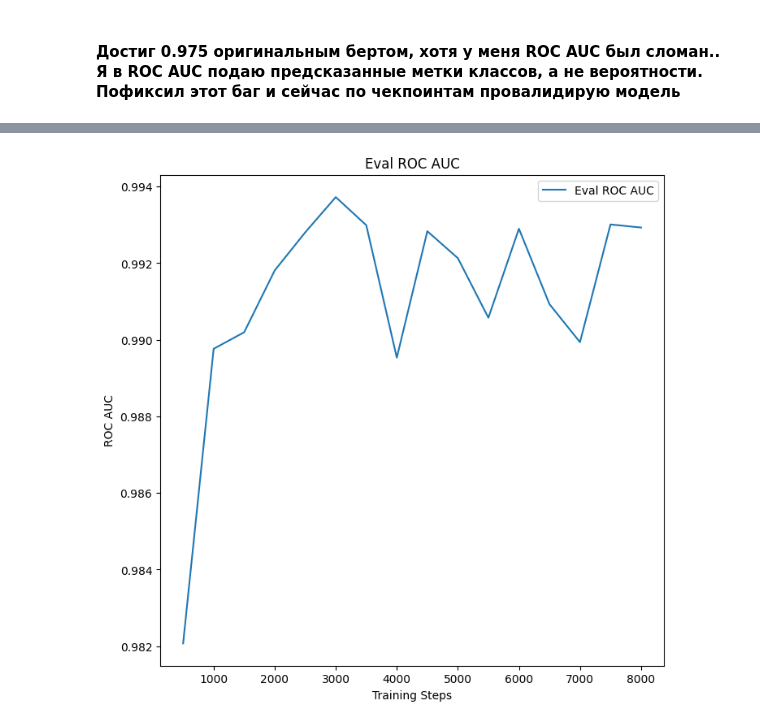
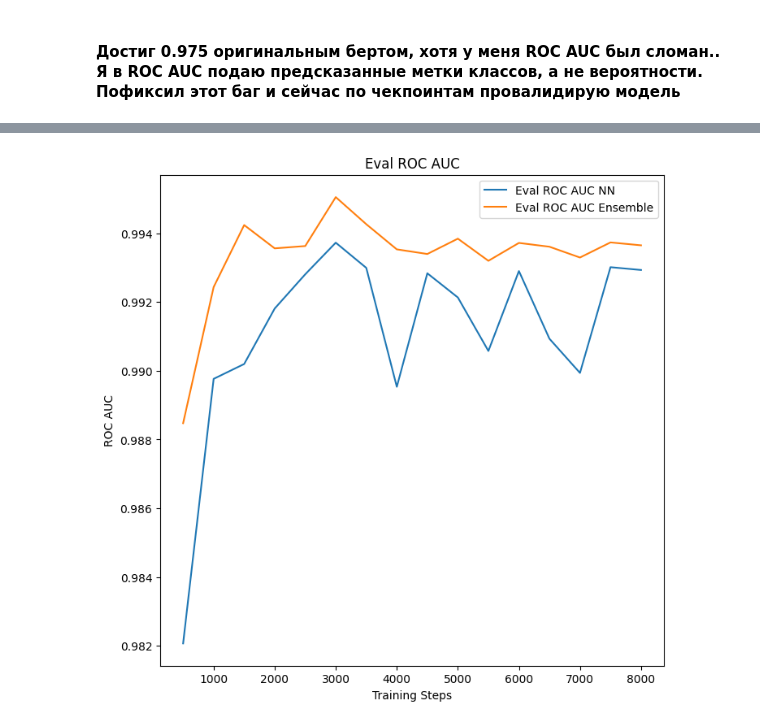
Before and after one commit to dzaripov/JtwE4VXvQ97KZTWAD3fCLq, a Jupyter notebook: solution.ipynb, the cells around one changed output, grey strips where cells are left out. Drawn from its saved outputs; the diff is of its cells as text; code cells hidden in the pictures.

Commit message:
added ensemble model

```diff
--- a/solution.ipynb
+++ b/solution.ipynb
@@ -212,11 +301,12 @@ from tqdm import tqdm
 
 device = "cuda" if torch.cuda.is_available() else "cpu"
 
-metrics = []
+metrics_NN = []
+metrics_ensemble = []
 
 def predict_with_model(model, test_data_loader):
     predictions = []
-    for batch in tqdm(test_data_loader):
+    for batch in test_data_loader:
         input_ids = batch["input_ids"].to(device)
         attention_mask = torch.Tensor(batch["attention_mask"]).to(device)
 
@@ -227,7 +317,8 @@ def predict_with_model(model, test_data_loader):
             predictions.extend(batch_predictions.tolist())
     return predictions
 
-for batch_number in np.arange(500, 8001, 500):
+
+for i, batch_number in enumerate(np.arange(500, 8001, 500)):
     checkpoint_path = f'./results/checkpoint-{batch_number}/'
     model = BertForSequenceClassification.from_pretrained(checkpoint_path)
     model.to(device)
@@ -235,10 +326,19 @@ for batch_number in np.arange(500, 8001, 500):
 
     test_data_loader = DataLoader(test_dataset.with_format("torch"), batch_size=16)
 
-    predictions = predict_with_model(model, test_data_loader)
+    predictions = np.array(predict_with_model(model, test_data_loader))[:, 1]
+    predictions_RF = np.array(models['Random Forest'].predict_proba(X_test_tfidf))[:, 1]
+    predictions_catboost = np.array(models['Catboost GBM'].predict_proba(X_test_tfidf))[:, 1]
+    predictions_ensemble = predictions * 0.98 + \
+                           predictions_RF * 0.01 + \
+                           predictions_catboost * 0.01
 
-    roc_auc = roc_auc_score(y_test, np.array(predictions)[:, 1])
-    print(f"{batch_number} ROC AUC: {roc_auc:.4f}")
 
-    metrics.append(roc_auc)
+    roc_auc_NN = roc_auc_score(y_test, predictions)
+    roc_auc_ensemble = roc_auc_score(y_test, predictions_ensemble)
+    print(f"{batch_number} ROC AUC NN: {roc_auc_NN:.4f}")
+    print(f"{batch_number} ROC AUC ensemble: {roc_auc_ensemble:.4f}")
+
+    metrics_NN.append(roc_auc_NN)
+    metrics_ensemble.append(roc_auc_ensemble)
 # %% [output]
@@ -258,14 +362,15 @@ for batch_number in np.arange(500, 8001, 500):
 # %%
-def plot(eval_ROC_AUC):
+def plot(roc_auc_NN, roc_auc_ensemble):
     plt.figure(figsize=(8, 8), dpi=100)
-    plt.plot(np.arange(500, 8001, 500), eval_ROC_AUC, label='Eval ROC AUC')
+    plt.plot(np.arange(500, 8001, 500), roc_auc_NN, label='Eval ROC AUC NN')
+    plt.plot(np.arange(500, 8001, 500), roc_auc_ensemble, label='Eval ROC AUC Ensemble')
     plt.xlabel('Training Steps')
     plt.ylabel('ROC AUC')
     plt.title('Eval ROC AUC')
     plt.legend()
     plt.show()
 
-plot(metrics)
+plot(metrics_NN, metrics_ensemble)
 # %% [output]
-[figure, old version]
+[figure, new version]
 # %% [markdown]
```
Also changed, not shown: parts of 11 cells of this notebook, 1 other file.
